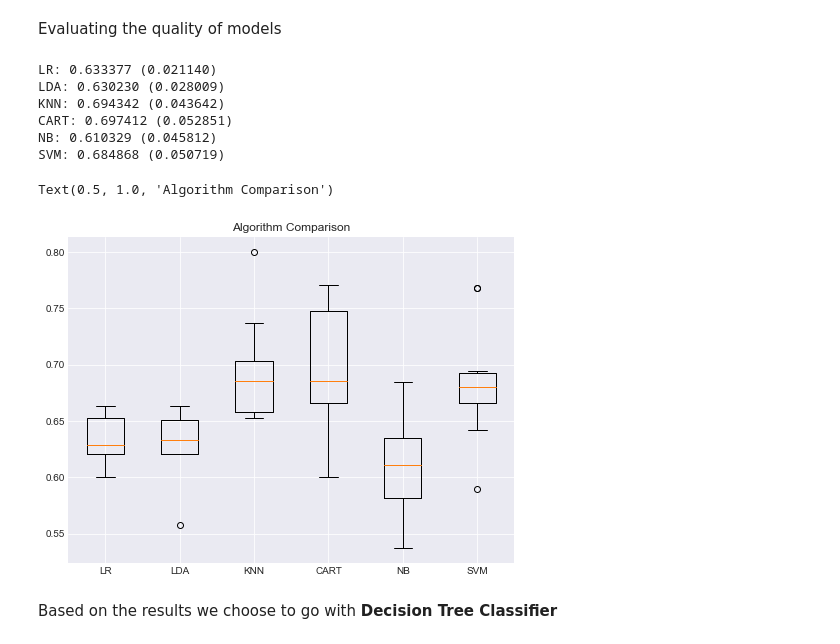
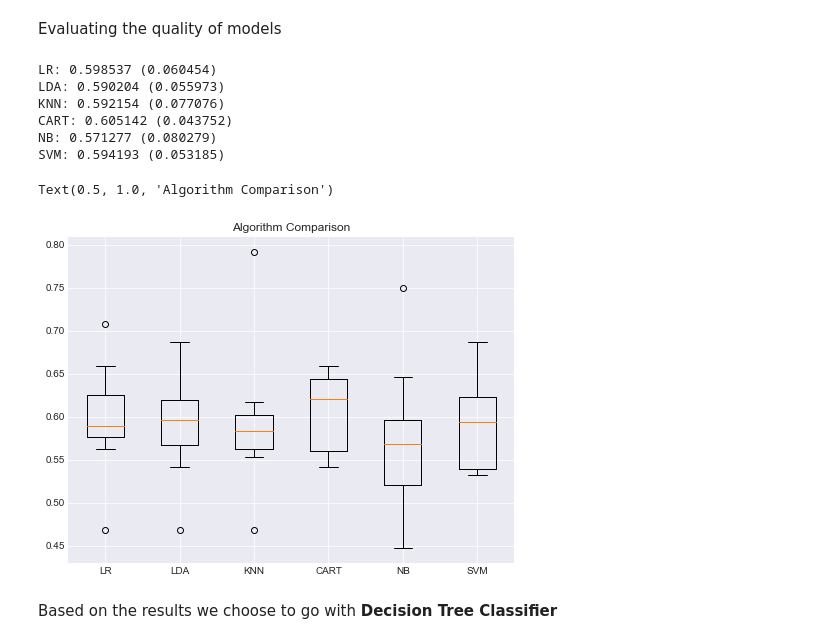
Before and after one commit to zapalke/Python-best-customer-features, a Jupyter notebook: p1.ipynb, the cells around one changed output. Saved outputs shown, nothing was run; the diff lists cells and outputs as text; code cells hidden in the pictures.

```diff
--- a/p1.ipynb
+++ b/p1.ipynb
@@ -184,7 +184,7 @@ from sklearn.svm import SVC
 # %%
 X = df[featureScores.nlargest(5,'Score')['Features'].to_list()]
 Y = df['Purchased Bike']
-#X_train,X_test,Y_train,Y_test = train_test_split(X,Y,test_size=0.5,random_state=1)
+X_train,X_test,Y_train,Y_test = train_test_split(X,Y,test_size=0.5,random_state=1)
 # %%
 models = []
 models.append(('LR', LogisticRegression(solver='liblinear', multi_class='ovr')))
@@ -196,25 +196,25 @@ models.append(('SVM', SVC(gamma='auto')))
 # %%
 results = []
 names = []
 for name, model in models:
 	kfold = StratifiedKFold(n_splits=10, random_state=1, shuffle=True)
-	cv_results = cross_val_score(model, X, Y, cv=kfold, scoring='accuracy')
+	cv_results = cross_val_score(model, X_train, Y_train, cv=kfold, scoring='accuracy')
 	results.append(cv_results)
 	names.append(name)
 	print('%s: %f (%f)' % (name, cv_results.mean(), cv_results.std()))
 
 plt.figure(figsize=(8,6))
 plt.boxplot(results, labels=names)
 plt.title('Algorithm Comparison')
 # %% [output]
-LR: 0.633377 (0.021140)
-LDA: 0.630230 (0.028009)
-KNN: 0.694342 (0.043642)
-CART: 0.697412 (0.052851)
-NB: 0.610329 (0.045812)
-SVM: 0.684868 (0.050719)
+LR: 0.598537 (0.060454)
+LDA: 0.590204 (0.055973)
+KNN: 0.592154 (0.077076)
+CART: 0.605142 (0.043752)
+NB: 0.571277 (0.080279)
+SVM: 0.594193 (0.053185)
 Text(0.5, 1.0, 'Algorithm Comparison')
-[figure, old version]
+[figure, new version]
 # %% [markdown]
 Based on the results we choose to go with **Decision Tree Classifier**
 # %% [markdown]
```
Also changed, not shown: parts of 8 cells of this notebook.
